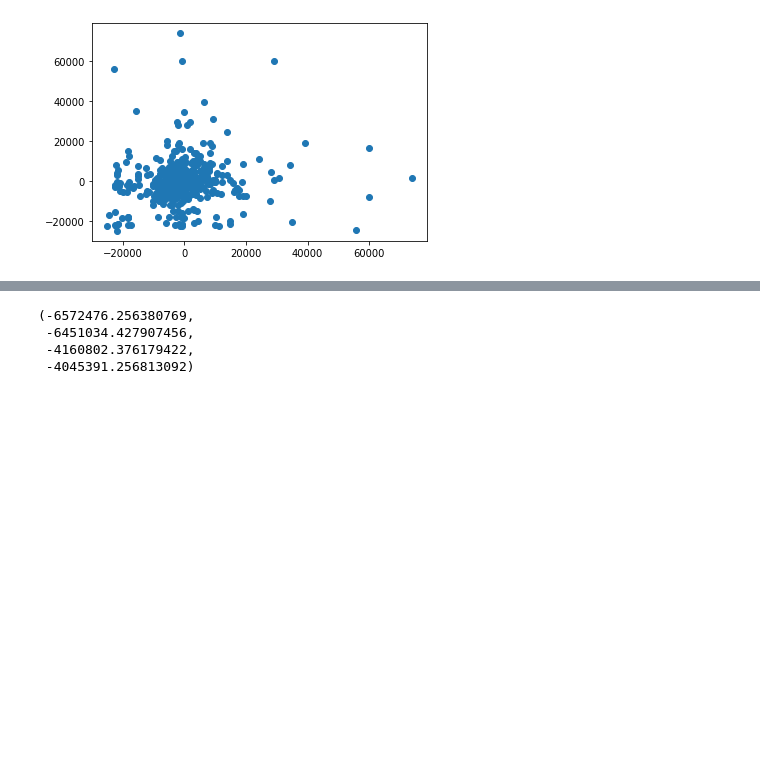
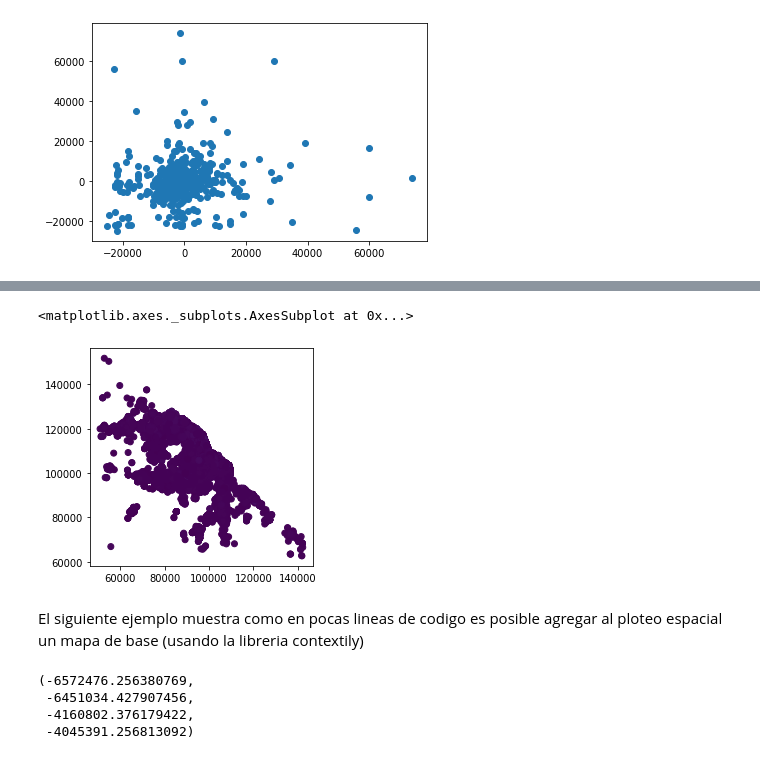
Before and after one commit to rpasquini/metodos_cuantitativos, a Jupyter notebook: OLS_3_Transformaciones_Dummies_RegMultiple.ipynb, the cells around one changed output, grey strips where cells are left out. Cells and saved outputs as stored; diff of their text form; code cells hidden in the pictures; blank space fills up the shorter version.

```diff
--- a/OLS_3_Transformaciones_Dummies_RegMultiple.ipynb
+++ b/OLS_3_Transformaciones_Dummies_RegMultiple.ipynb
@@ -225,3 +294,12 @@ plt.scatter(residuos[0:500],residuos[1:501])
+# %%
+# Si especificamos que plotee "price", entonces el grafico le dará mayor intensidad de color a los precios más altos.
+# En este caso no se observa variacion de color  por la presencia de outliers.
+departamentos.plot('price')
+# %% [output]
+<matplotlib.axes._subplots.AxesSubplot at 0x...>
+[figure, added]
+# %% [markdown]
+El siguiente ejemplo muestra como en pocas lineas de codigo es posible agregar al ploteo espacial un mapa de base (usando la libreria contextily)
 # %%
 fig, ax = plt.subplots(figsize=(10, 10))
 residuos.name='residuos'
```
Also changed, not shown: parts of 17 cells of this notebook.
